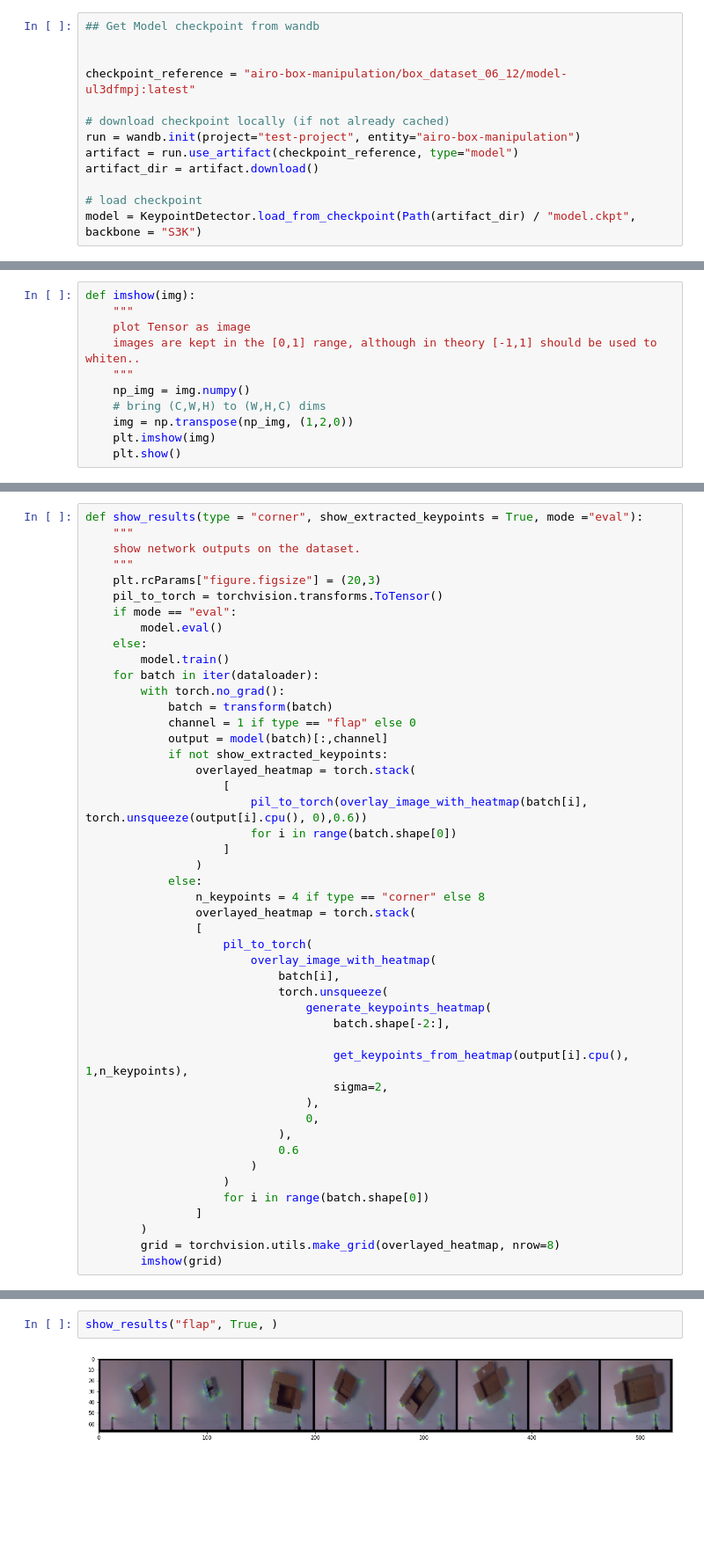
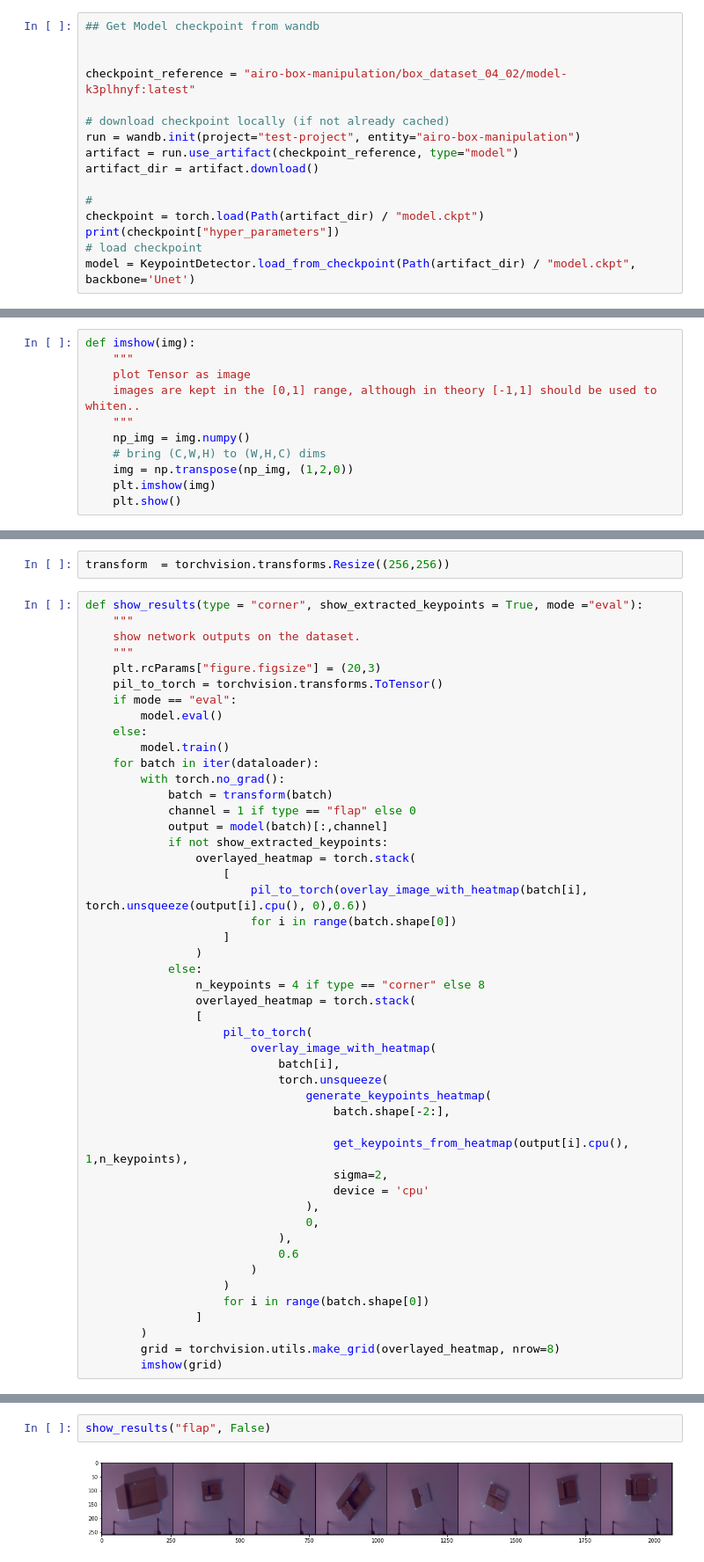
Before and after one commit to tlpss/box-manipulation, a Jupyter notebook: keypoint_detection/notebooks/keypoints_model_artifact.ipynb, the cells around one changed output, grey strips where cells are left out. Shown at 88% size. Cells and saved outputs as stored; diff of their text form; blank space fills up the shorter version.

Commit message:
explore  latest model

```diff
--- a/keypoint_detection/notebooks/keypoints_model_artifact.ipynb
+++ b/keypoint_detection/notebooks/keypoints_model_artifact.ipynb
@@ -20,13 +20,16 @@ import torchvision
 ## Get Model checkpoint from wandb
 
 
-checkpoint_reference = "airo-box-manipulation/box_dataset_06_12/model-ul3dfmpj:latest"
+checkpoint_reference = "airo-box-manipulation/box_dataset_04_02/model-k3plhnyf:latest"
 
 # download checkpoint locally (if not already cached)
 run = wandb.init(project="test-project", entity="airo-box-manipulation")
 artifact = run.use_artifact(checkpoint_reference, type="model")
 artifact_dir = artifact.download()
 
+#
+checkpoint = torch.load(Path(artifact_dir) / "model.ckpt")
+print(checkpoint["hyper_parameters"])
 # load checkpoint
-model = KeypointDetector.load_from_checkpoint(Path(artifact_dir) / "model.ckpt", backbone = "S3K")
+model = KeypointDetector.load_from_checkpoint(Path(artifact_dir) / "model.ckpt", backbone='Unet')
 # %% [output]
@@ -68,3 +74,5 @@ def transform(img):
+# %%
+transform  = torchvision.transforms.Resize((256,256))
 # %%
 def show_results(type = "corner", show_extracted_keypoints = True, mode ="eval"):
     """
@@ -101,6 +109,7 @@ def show_results(type = "corner", show_extracted_keypoints = True, mode ="eval")
 
                                     get_keypoints_from_heatmap(output[i].cpu(), 1,n_keypoints),
                                     sigma=2,
+                                    device = 'cpu'
                                 ),
                                 0,
                             ),
@@ -127,4 +136,4 @@ show_results("corner",False)
 # %%
-show_results("flap", True, )
+show_results("flap", False)
 # %% [output]
-[figure, old version]
+[figure, new version]
```
Also changed, not shown: parts of 4 cells of this notebook.
